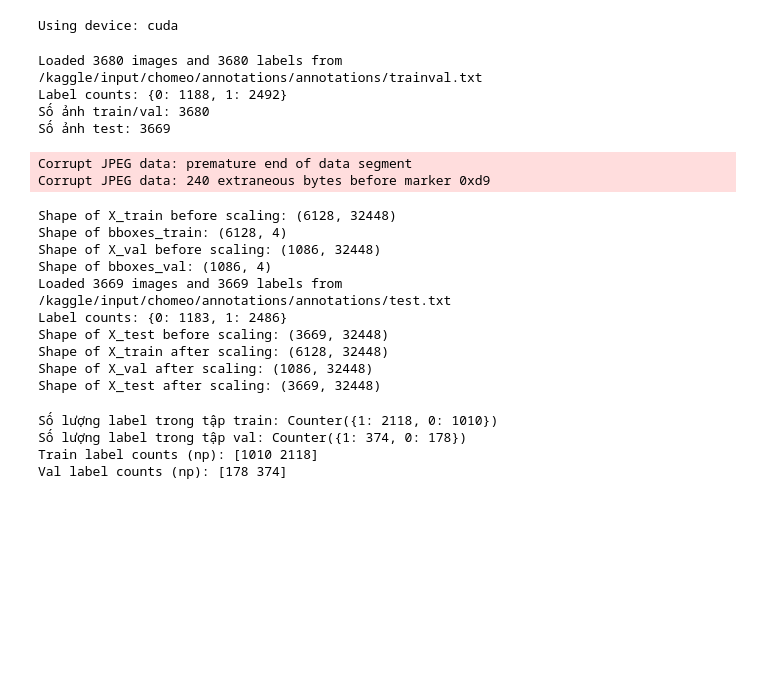
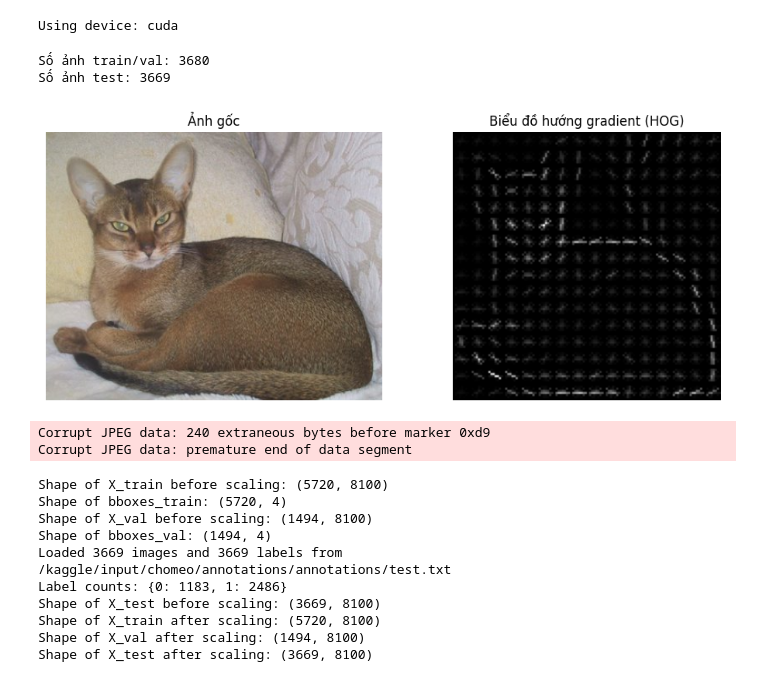
Before and after one commit to DazKha/cs231-dog-cat-face-localization-classification, a Jupyter notebook: HOG_MLP.ipynb, the cells around one changed output. Saved outputs shown, nothing was run; the diff lists cells and outputs as text; code cells hidden in the pictures; blank space fills up the shorter version.

```diff
--- a/HOG_MLP.ipynb
+++ b/HOG_MLP.ipynb
@@ -52,14 +52,12 @@ def load_list(file_path, with_labels=False):
         print("Label counts:", {0: labels.count(0), 1: labels.count(1)})
         return image_list, labels
     return image_list
-trainval_images, trainval_labels = load_list(trainval_txt, with_labels=True)
+trainval_images = load_list(trainval_txt)
 test_images = load_list(test_txt)
 
 print("Số ảnh train/val:", len(trainval_images))
 print("Số ảnh test:", len(test_images))
 # %% [output]
-Loaded 3680 images and 3680 labels from /kaggle/input/chomeo/annotations/annotations/trainval.txt
-Label counts: {0: 1188, 1: 2492}
 Số ảnh train/val: 3680
 Số ảnh test: 3669
 # %%
@@ -78,6 +76,38 @@ def extract_hog_features(image):
         visualize=False
     )
     return hog_features
+# %%
+def visualize_hog(image, title='Biểu đồ hướng gradient (HOG)'):
+    gray = cv2.cvtColor(image, cv2.COLOR_BGR2GRAY)
+    resized_image = cv2.resize(gray, (128, 128))
+    _, hog_image = hog(
+        resized_image,
+        pixels_per_cell=(8, 8),
+        cells_per_block=(2, 2),
+        orientations=9,
+        block_norm='L2-Hys',
+        visualize=True
+    )
+
+    plt.figure(figsize=(10, 4))
+
+    plt.subplot(1, 2, 1)
+    plt.imshow(cv2.cvtColor(image, cv2.COLOR_BGR2RGB))
+    plt.title('Ảnh gốc')
+    plt.axis('off')
+
+    plt.subplot(1, 2, 2)
+    plt.imshow(hog_image, cmap='gray')
+    plt.title(title)
+    plt.axis('off')
+
+    plt.tight_layout()
+    plt.show()
+# %%
+image = cv2.imread('/kaggle/input/chomeo/images/images/Abyssinian_110.jpg')
+visualize_hog(image)
+# %% [output]
+[figure, added]
 # %%
 cat_augmentation = A.Compose([
     A.HorizontalFlip(p=0.5),
@@ -154,15 +182,14 @@ def prepare_data(image_names, image_dir, xml_dir=None, augment_cat_times=3, is_t
         return np.array(features), np.array(label_list)
     return np.array(features), np.array(label_list), np.array(bboxes)
 # %%
-train_images, val_images, train_labels, val_labels = train_test_split(
-    trainval_images, trainval_labels, test_size=0.15, stratify=trainval_labels, random_state=42)
+train_images, val_images = train_test_split(trainval_images, test_size=0.2, random_state=42)
 
 
-X_train, y_train, bboxes_train = prepare_data(train_images, image_dir, xml_dir, labels=train_labels)
+X_train, y_train, bboxes_train = prepare_data(train_images, image_dir, xml_dir)
 print("Shape of X_train before scaling:", X_train.shape)
 print("Shape of bboxes_train:", bboxes_train.shape)
 
-X_val, y_val, bboxes_val = prepare_data(val_images, image_dir, xml_dir, labels=val_labels)
+X_val, y_val, bboxes_val = prepare_data(val_images, image_dir, xml_dir)
 print("Shape of X_val before scaling:", X_val.shape)
 print("Shape of bboxes_val:", bboxes_val.shape)
 
@@ -179,33 +206,18 @@ print("Shape of X_train after scaling:", X_train_scaled.shape)
 print("Shape of X_val after scaling:", X_val_scaled.shape)
 print("Shape of X_test after scaling:", X_test_scaled.shape)
 # %% [output]
+Corrupt JPEG data: 240 extraneous bytes before marker 0xd9
 Corrupt JPEG data: premature end of data segment
-Corrupt JPEG data: 240 extraneous bytes before marker 0xd9
-Shape of X_train before scaling: (6128, 32448)
-Shape of bboxes_train: (6128, 4)
-Shape of X_val before scaling: (1086, 32448)
-Shape of bboxes_val: (1086, 4)
+Shape of X_train before scaling: (5720, 8100)
+Shape of bboxes_train: (5720, 4)
+Shape of X_val before scaling: (1494, 8100)
+Shape of bboxes_val: (1494, 4)
 Loaded 3669 images and 3669 labels from /kaggle/input/chomeo/annotations/annotations/test.txt
 Label counts: {0: 1183, 1: 2486}
-Shape of X_test before scaling: (3669, 32448)
-Shape of X_train after scaling: (6128, 32448)
-Shape of X_val after scaling: (1086, 32448)
-Shape of X_test after scaling: (3669, 32448)
+Shape of X_test before scaling: (3669, 8100)
+Shape of X_train after scaling: (5720, 8100)
+Shape of X_val after scaling: (1494, 8100)
+Shape of X_test after scaling: (3669, 8100)
-# %%
-import numpy as np
-from collections import Counter
-
-print("Số lượng label trong tập train:", Counter(train_labels))
-print("Số lượng label trong tập val:", Counter(val_labels))
-
-# Nếu muốn dùng numpy (labels dạng int: 0 hoặc 1)
-print("Train label counts (np):", np.bincount(train_labels))
-print("Val label counts (np):", np.bincount(val_labels))
-# %% [output]
-Số lượng label trong tập train: Counter({1: 2118, 0: 1010})
-Số lượng label trong tập val: Counter({1: 374, 0: 178})
-Train label counts (np): [1010 2118]
-Val label counts (np): [178 374]
 # %%
 class MLPClassifier(nn.Module):
     def __init__(self, input_dim):
```
Also changed, not shown: parts of 12 cells of this notebook.
